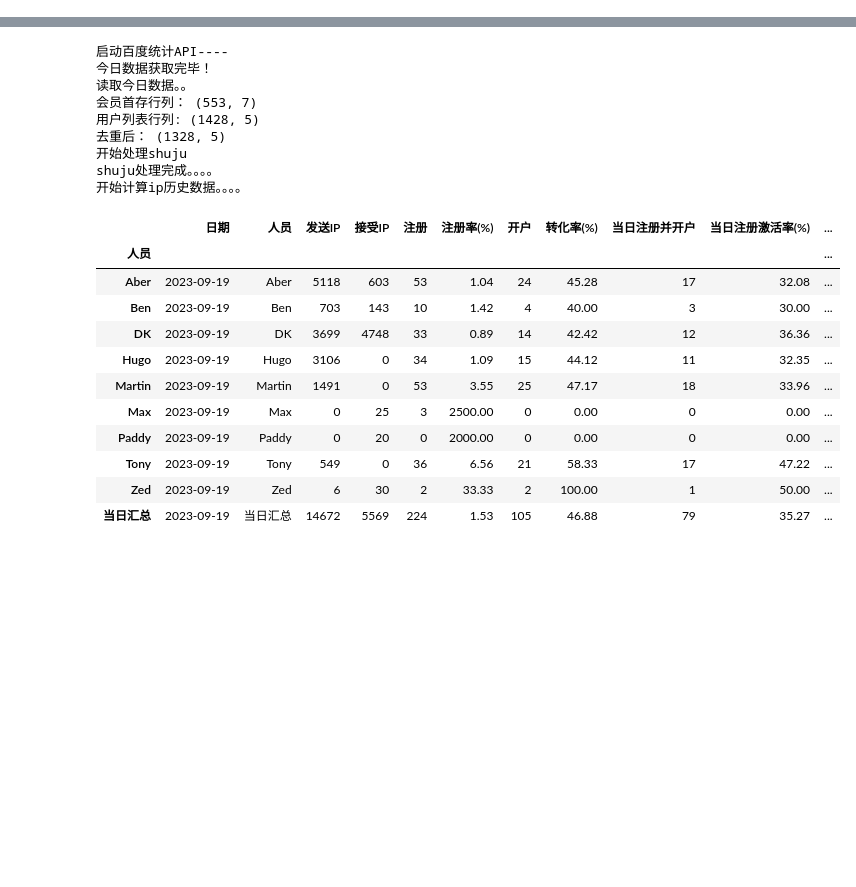
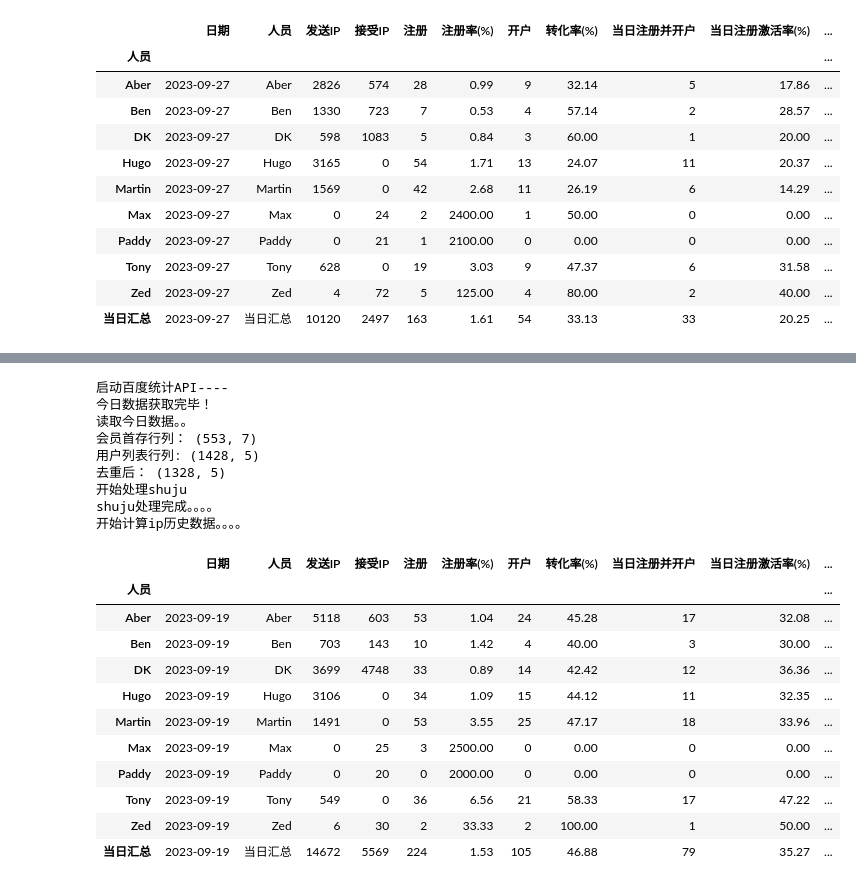
Before and after one commit to Marquis0065/project202308285, a Jupyter notebook: Bsport/TEST_/test1.ipynb, the cells around one changed output, grey strips where cells are left out. Saved outputs shown, nothing was run; the diff lists cells and outputs as text; code cells hidden in the pictures; blank space fills up the shorter version.

```diff
--- a/Bsport/TEST_/test1.ipynb
+++ b/Bsport/TEST_/test1.ipynb
@@ -0,0 +157,3 @@
+# %%
+data1 = pd.read_excel(r'C:\Users\User\Desktop\SEO\截图文件\今日数据(python接口).xlsx',index_col=0)
+data2 = pd.read_excel(r'C:\Users\User\Desktop\SEO\截图文件\今日数据(python接口).xlsx')
@@ -0,0 +714,15 @@
+# %%
+shuju
+# %% [output]
+|  | 日期 | 人员 | 发送IP | 接受IP | 注册 | 注册率(%) | 开户 | 转化率(%) | 当日注册并开户 | 当日注册激活率(%) | ... |
+| 人员 |  |  |  |  |  |  |  |  |  |  | ... |
+| Aber | 2023-09-27 | Aber | 2826 | 574 | 28 | 0.99 | 9 | 32.14 | 5 | 17.86 | ... |
+| Ben | 2023-09-27 | Ben | 1330 | 723 | 7 | 0.53 | 4 | 57.14 | 2 | 28.57 | ... |
+| DK | 2023-09-27 | DK | 598 | 1083 | 5 | 0.84 | 3 | 60.00 | 1 | 20.00 | ... |
+| Hugo | 2023-09-27 | Hugo | 3165 | 0 | 54 | 1.71 | 13 | 24.07 | 11 | 20.37 | ... |
+| Martin | 2023-09-27 | Martin | 1569 | 0 | 42 | 2.68 | 11 | 26.19 | 6 | 14.29 | ... |
+| Max | 2023-09-27 | Max | 0 | 24 | 2 | 2400.00 | 1 | 50.00 | 0 | 0.00 | ... |
+| Paddy | 2023-09-27 | Paddy | 0 | 21 | 1 | 2100.00 | 0 | 0.00 | 0 | 0.00 | ... |
+| Tony | 2023-09-27 | Tony | 628 | 0 | 19 | 3.03 | 9 | 47.37 | 6 | 31.58 | ... |
+| Zed | 2023-09-27 | Zed | 4 | 72 | 5 | 125.00 | 4 | 80.00 | 2 | 40.00 | ... |
+| 当日汇总 | 2023-09-27 | 当日汇总 | 10120 | 2497 | 163 | 1.61 | 54 | 33.13 | 33 | 20.25 | ... |
```
Also changed, not shown: parts of 36 cells of this notebook, 11 other files.
